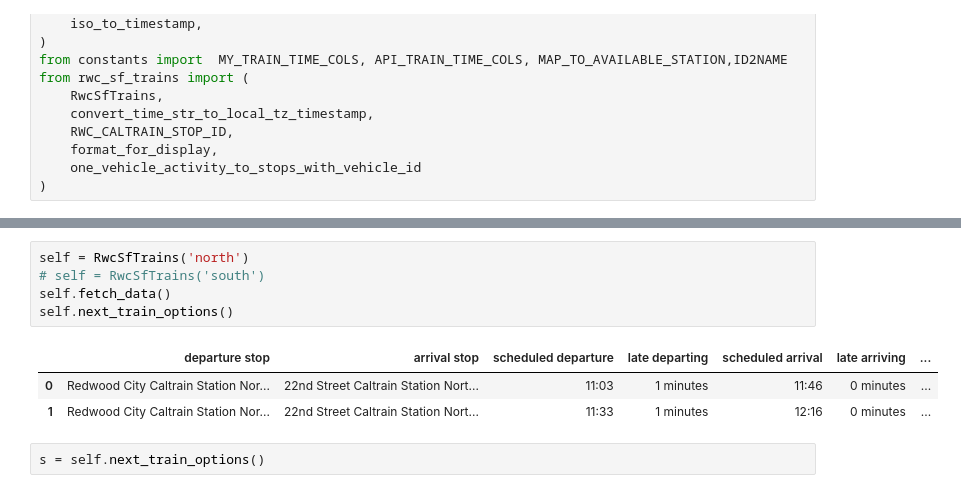
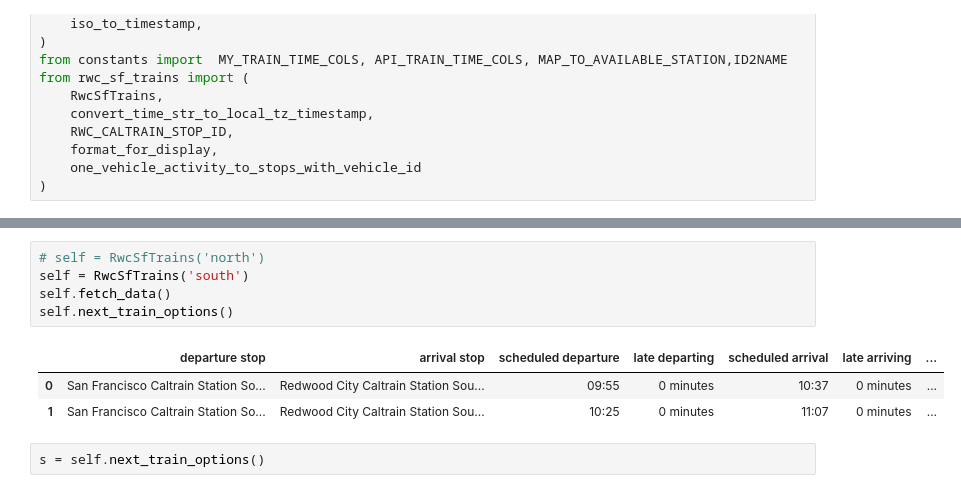
Before and after one commit to ahakso/sandbox, a Jupyter notebook: caltrain/caltrain_api.ipynb, the cells around one changed output, grey strips where cells are left out. Drawn from its saved outputs; the diff is of its cells as text.

```diff
--- a/caltrain/caltrain_api.ipynb
+++ b/caltrain/caltrain_api.ipynb
@@ -23,11 +48,11 @@ set()
 # %%
-self = RwcSfTrains('north')
-# self = RwcSfTrains('south')
+# self = RwcSfTrains('north')
+self = RwcSfTrains('south')
 self.fetch_data()
 self.next_train_options()
 # %% [output]
 |  | departure stop | arrival stop | scheduled departure | late departing | scheduled arrival | late arriving | ... |
-| 0 | Redwood City Caltrain Station Nor... | 22nd Street Caltrain Station Nort... | 11:03 | 1 minutes | 11:46 | 0 minutes | ... |
-| 1 | Redwood City Caltrain Station Nor... | 22nd Street Caltrain Station Nort... | 11:33 | 1 minutes | 12:16 | 0 minutes | ... |
+| 0 | San Francisco Caltrain Station So... | Redwood City Caltrain Station Sou... | 09:55 | 0 minutes | 10:37 | 0 minutes | ... |
+| 1 | San Francisco Caltrain Station So... | Redwood City Caltrain Station Sou... | 10:25 | 0 minutes | 11:07 | 0 minutes | ... |
 # %%
 s = self.next_train_options()
```
Also changed, not shown: parts of 6 cells of this notebook, 1 other file.
